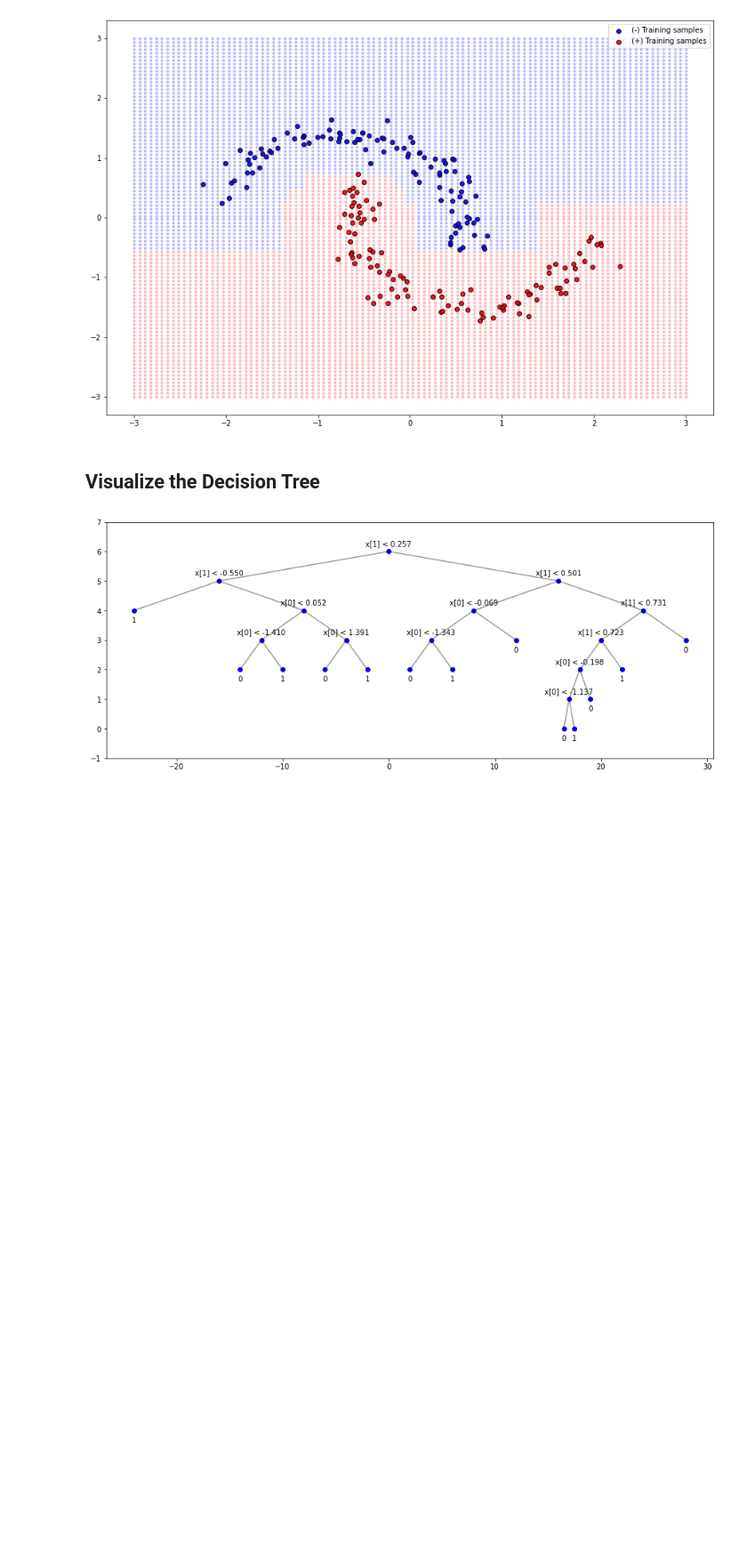
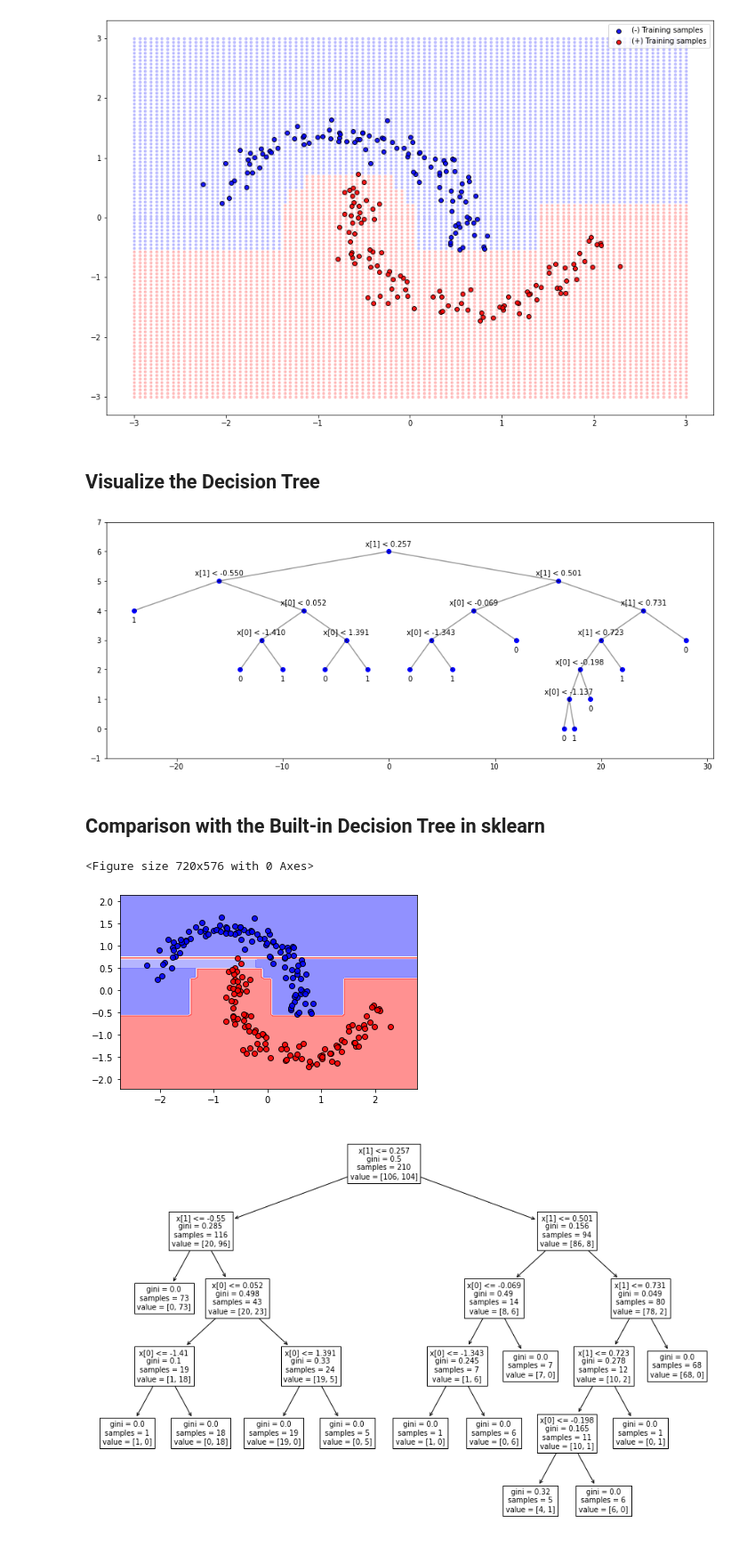
Before and after one commit to kspilario/DS397_comp, a Jupyter notebook: Tree_Ensembles/dectree_moons.ipynb, the cells around one changed output. Shown: that part at 89% size. Drawn from its saved outputs; the diff is of its cells as text; code cells hidden in the pictures; blank space fills up the shorter version.

```diff
--- a/Tree_Ensembles/dectree_moons.ipynb
+++ b/Tree_Ensembles/dectree_moons.ipynb
@@ -159,7 +172,7 @@ class DecisionTree:
 # %% [markdown]
 ## Train the decision tree on the training set
 # %%
-mdl = DecisionTree(min_samples=3, max_depth=5)
+mdl = DecisionTree(min_samples_split=3, max_depth=5)
 mdl.fit(X_train, y_train)
 mdl.plot_decision(X_train, y_train)
 # %% [output]
@@ -221,3 +234,28 @@ plt.ylim([-1, mdl.actual_depth+1])
 plt.show()
 # %% [output]
 [figure]
+# %% [markdown]
+## Comparison with the Built-in Decision Tree in sklearn
+# %%
+from sklearn.tree import DecisionTreeClassifier, plot_tree
+from sklearn.inspection import DecisionBoundaryDisplay
+
+tree = DecisionTreeClassifier(min_samples_split=3, max_depth=5)
+tree.fit(X_train, y_train)
+
+plt.figure(figsize=(10,8))
+plt.set_cmap('bwr')
+DecisionBoundaryDisplay.from_estimator(tree, X_train, alpha=0.5, eps=0.5)
+plt.scatter(X_train[y_train == 0,0],X_train[y_train == 0,1], color='b', marker='o',
+            alpha=0.9, edgecolors='k', label='(-) Training samples')
+plt.scatter(X_train[y_train == 1,0],X_train[y_train == 1,1], color='r', marker='o',
+            alpha=0.9, edgecolors='k', label='(+) Training samples')
+plt.show()
+
+plt.figure(figsize=(15,10))
+plot_tree(tree)
+plt.show()
+# %% [output]
+<Figure size 720x576 with 0 Axes>
+[figure, added]
+[figure, added]
```
Also changed, not shown: parts of 2 cells of this notebook, 1 other file.
